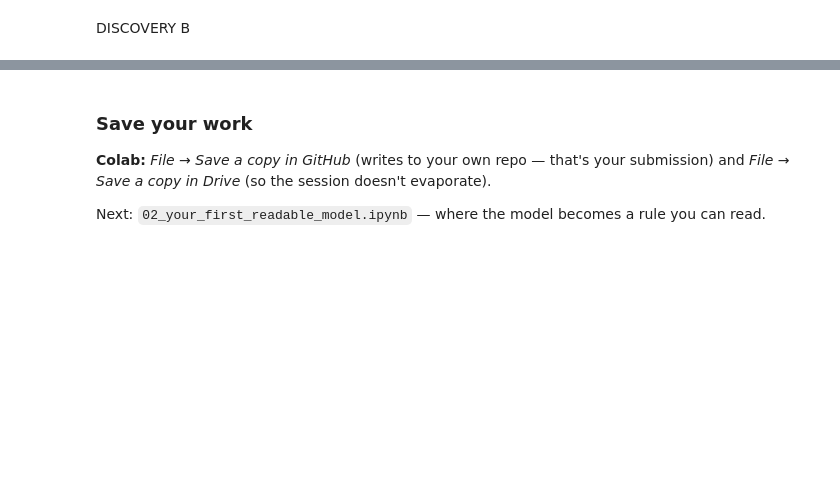
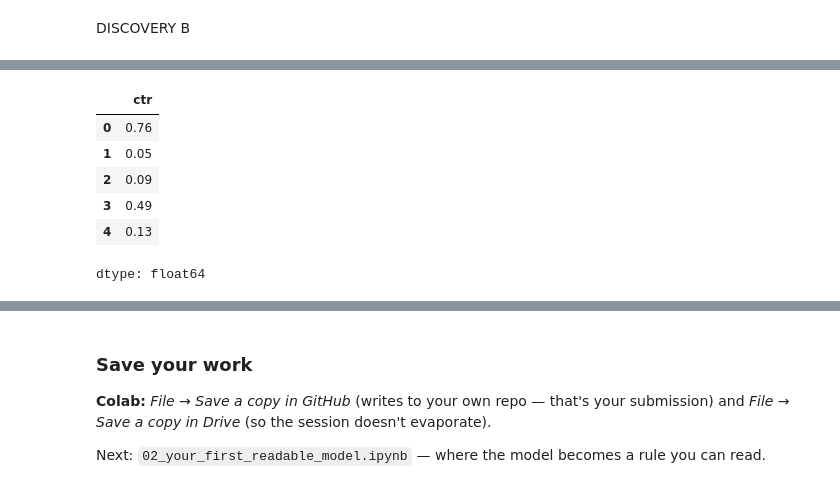
Before and after one commit to iamkaosarat/MLflyrankinternship, a Jupyter notebook: notebooks/01_first_look_and_discovery.ipynb, the cells around one changed output, grey strips where cells are left out. Cells and saved outputs as stored; diff of their text form; code cells hidden in the pictures; blank space fills up the shorter version.

```diff
--- a/notebooks/01_first_look_and_discovery.ipynb
+++ b/notebooks/01_first_look_and_discovery.ipynb
@@ -246,0 +310,10 @@ top_3          comparison article         0.000000
+# %%
+df["ctr"].head()
+# %% [output]
+|  | ctr |
+| 0 | 0.76 |
+| 1 | 0.05 |
+| 2 | 0.09 |
+| 3 | 0.49 |
+| 4 | 0.13 |
+dtype: float64
```
Also changed, not shown: parts of 15 cells of this notebook.
